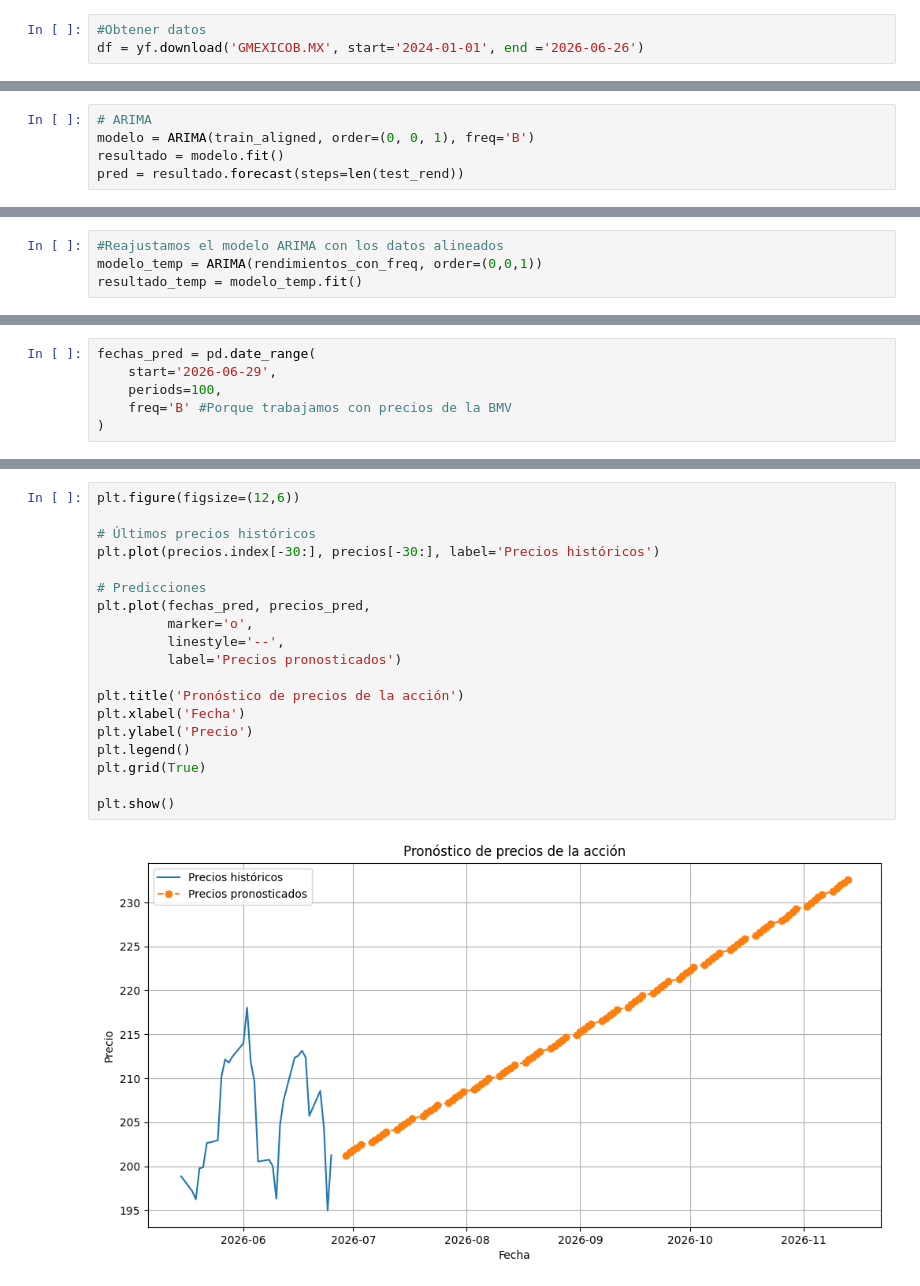
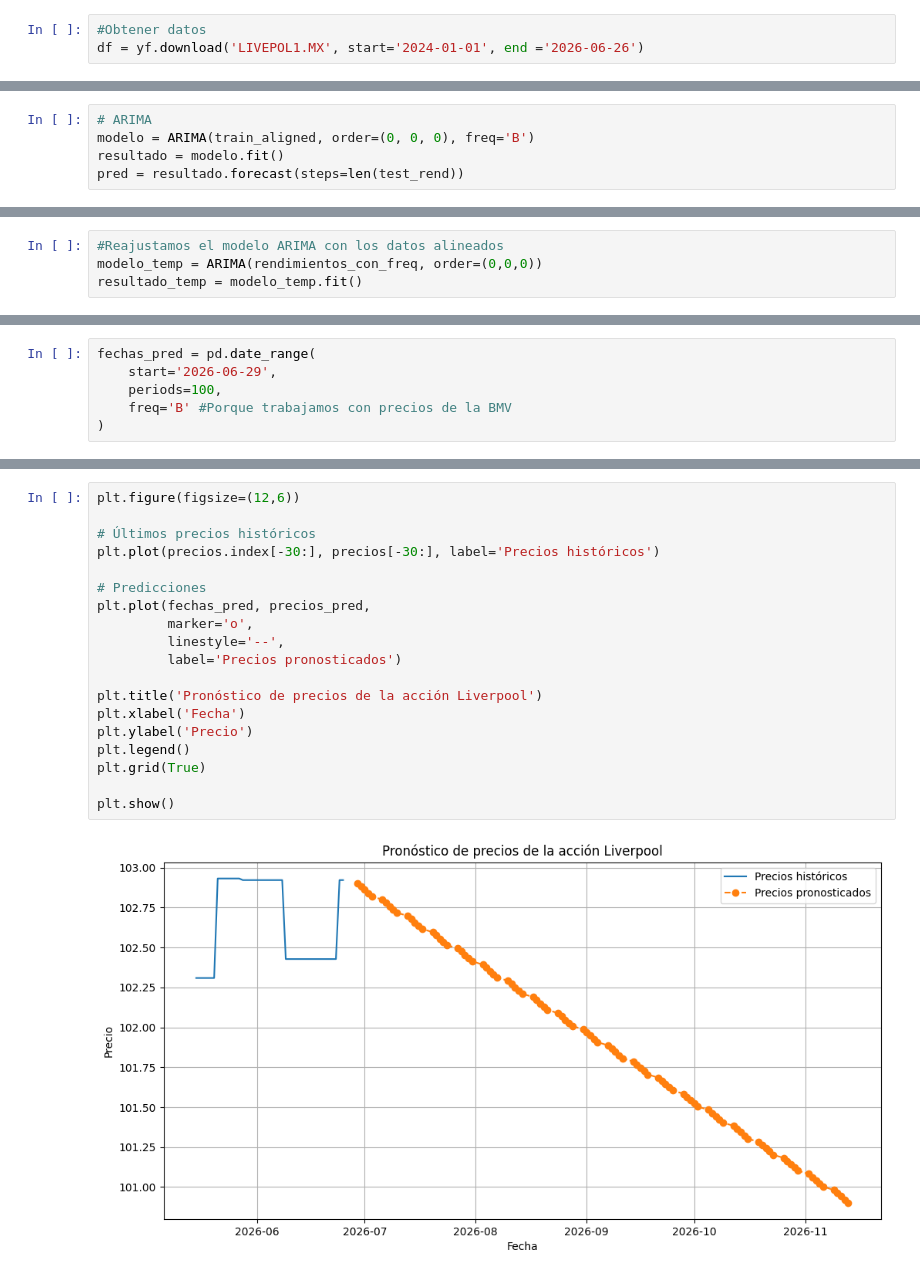
Before and after one commit to MartaPCastillo/Tesis, a Jupyter notebook: ARIMA Liverpool.ipynb, the cells around one changed output, grey strips where cells are left out. Saved outputs shown, nothing was run; the diff lists cells and outputs as text.

```diff
--- a/ARIMA Liverpool.ipynb
+++ b/ARIMA Liverpool.ipynb
@@ -78,7 +74,7 @@ os.environ["PYTHONHASHSEED"] = str(SEED)
 #Grupo México
 # %%
 #Obtener datos
-df = yf.download('GMEXICOB.MX', start='2024-01-01', end ='2026-06-26')
+df = yf.download('LIVEPOL1.MX', start='2024-01-01', end ='2026-06-26')
 # %% [output]
 [*********************100%***********************]  1 of 1 completed
 # %%
@@ -271,7 +231,7 @@ full_range = pd.date_range(train_rend.index.min(), train_rend.index.max(), freq=
 train_aligned = train_rend.reindex(full_range).fillna(0)
 # %%
 # ARIMA
-modelo = ARIMA(train_aligned, order=(0, 0, 1), freq='B')
+modelo = ARIMA(train_aligned, order=(0, 0, 0), freq='B')
 resultado = modelo.fit()
 pred = resultado.forecast(steps=len(test_rend))
 # %%
@@ -412,7 +372,7 @@ MAPE ARIMA=  11.6725 %
 rendimientos_con_freq = df['Rendimientos_Log'].dropna().asfreq('B', method='bfill')
 # %%
 #Reajustamos el modelo ARIMA con los datos alineados
-modelo_temp = ARIMA(rendimientos_con_freq, order=(0,0,1))
+modelo_temp = ARIMA(rendimientos_con_freq, order=(0,0,0))
 resultado_temp = modelo_temp.fit()
 # %%
 #Realizamos el pronóstico sin problemas de índices
@@ -594,21 +554,21 @@ print(pronosticos.to_string())
 # %%
 plt.figure(figsize=(12,6))
 
 # Últimos precios históricos
 plt.plot(precios.index[-30:], precios[-30:], label='Precios históricos')
 
 # Predicciones
 plt.plot(fechas_pred, precios_pred,
          marker='o',
          linestyle='--',
          label='Precios pronosticados')
 
-plt.title('Pronóstico de precios de la acción')
+plt.title('Pronóstico de precios de la acción Liverpool')
 plt.xlabel('Fecha')
 plt.ylabel('Precio')
 plt.legend()
 plt.grid(True)
 
 plt.show()
 # %% [output]
-[figure, old version]
+[figure, new version]
```
Also changed, not shown: parts of 37 cells of this notebook.
